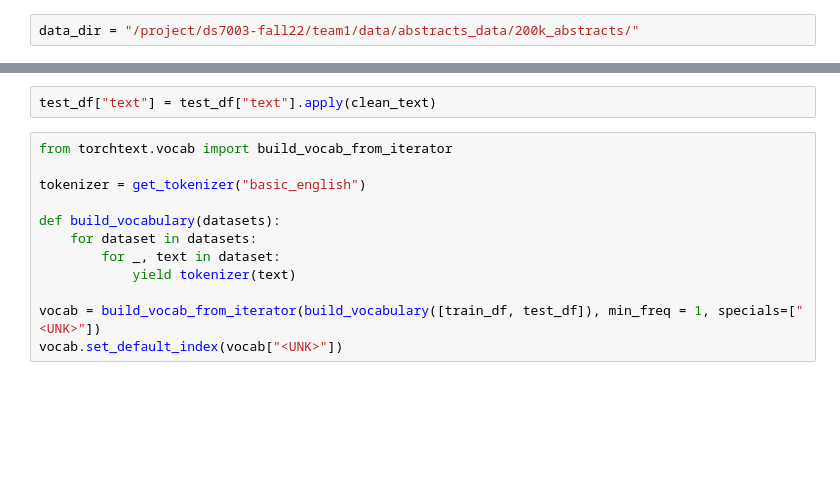
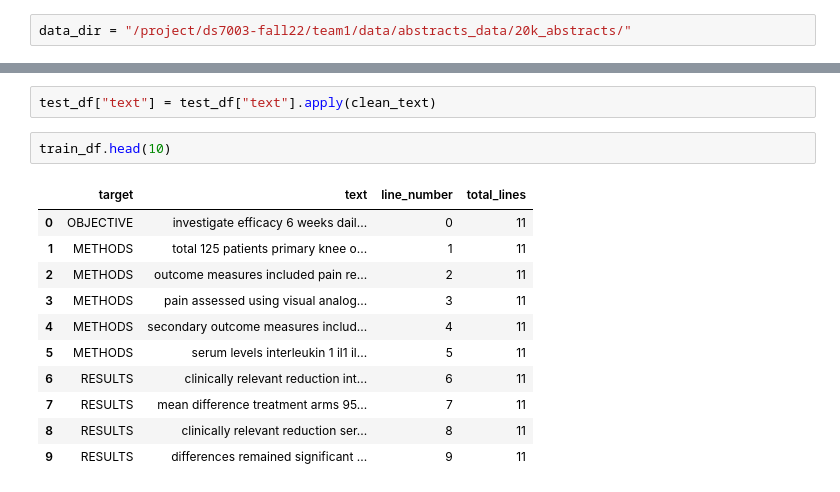
Before and after one commit to UVA-MLSys/DS7406-Spring-2024, a Jupyter notebook: Projects/Team 1/project/LSTM_pytorch.ipynb, the cells around one changed output, grey strips where cells are left out. Drawn from its saved outputs; the diff is of its cells as text; blank space fills up the shorter version.

```diff
--- a/Projects/Team 1/project/LSTM_pytorch.ipynb
+++ b/Projects/Team 1/project/LSTM_pytorch.ipynb
@@ -41,5 +32,5 @@ ImportError: /usr/local/lib/python3.8/site-packages/torchtext/_torchtext.so: und
 # %%
-data_dir = "/project/ds7003-fall22/team1/data/abstracts_data/200k_abstracts/"
+data_dir = "/project/ds7003-fall22/team1/data/abstracts_data/20k_abstracts/"
 # %%
 filenames = [data_dir + filename for filename in os.listdir(data_dir)]
 filenames
@@ -107,15 +154,17 @@ def clean_text(text):
 train_df["text"] = train_df["text"].apply(clean_text)
 # %%
 test_df["text"] = test_df["text"].apply(clean_text)
-# %%
-from torchtext.vocab import build_vocab_from_iterator
-
-tokenizer = get_tokenizer("basic_english")
-
-def build_vocabulary(datasets):
-    for dataset in datasets:
-        for _, text in dataset:
-            yield tokenizer(text)
-
-vocab = build_vocab_from_iterator(build_vocabulary([train_df, test_df]), min_freq = 1, specials=["<UNK>"])
-vocab.set_default_index(vocab["<UNK>"])
+# %%
+train_df.head(10)
+# %% [output]
+|  | target | text | line_number | total_lines |
+| 0 | OBJECTIVE | investigate efficacy 6 weeks dail... | 0 | 11 |
+| 1 | METHODS | total 125 patients primary knee o... | 1 | 11 |
+| 2 | METHODS | outcome measures included pain re... | 2 | 11 |
+| 3 | METHODS | pain assessed using visual analog... | 3 | 11 |
+| 4 | METHODS | secondary outcome measures includ... | 4 | 11 |
+| 5 | METHODS | serum levels interleukin 1 il1 il... | 5 | 11 |
+| 6 | RESULTS | clinically relevant reduction int... | 6 | 11 |
+| 7 | RESULTS | mean difference treatment arms 95... | 7 | 11 |
+| 8 | RESULTS | clinically relevant reduction ser... | 8 | 11 |
+| 9 | RESULTS | differences remained significant ... | 9 | 11 |
```
Also changed, not shown: parts of 42 cells of this notebook, 6 other files.
